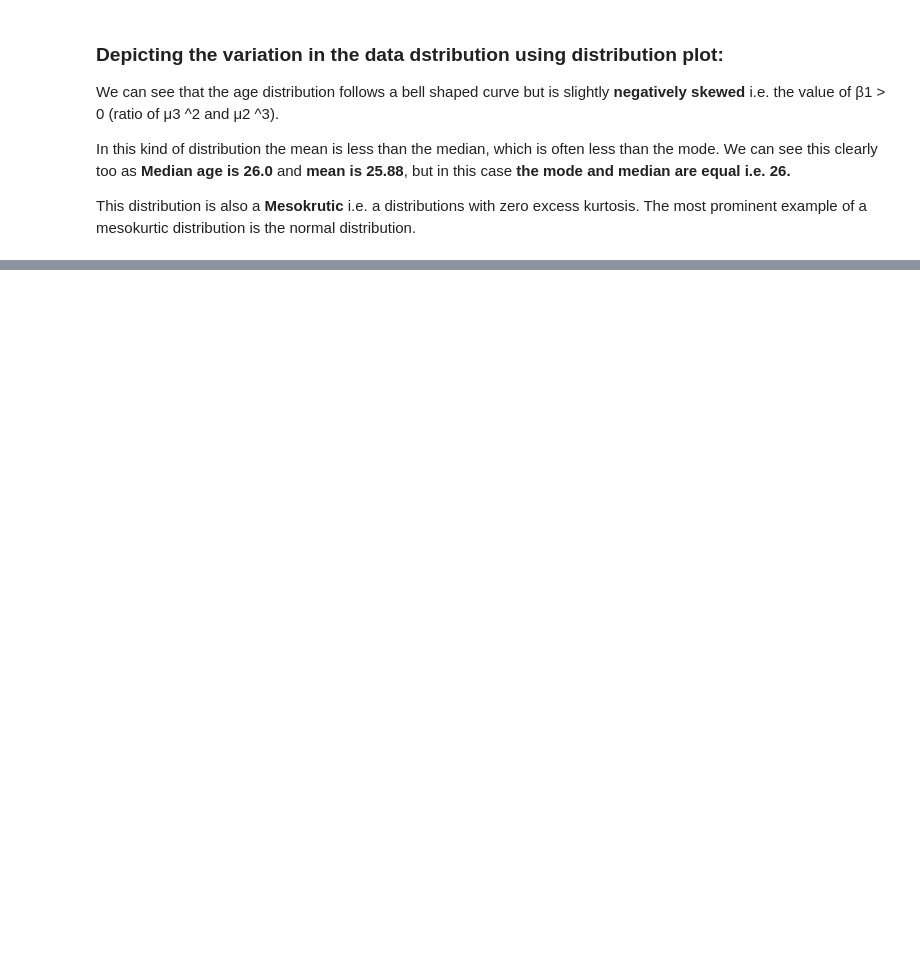
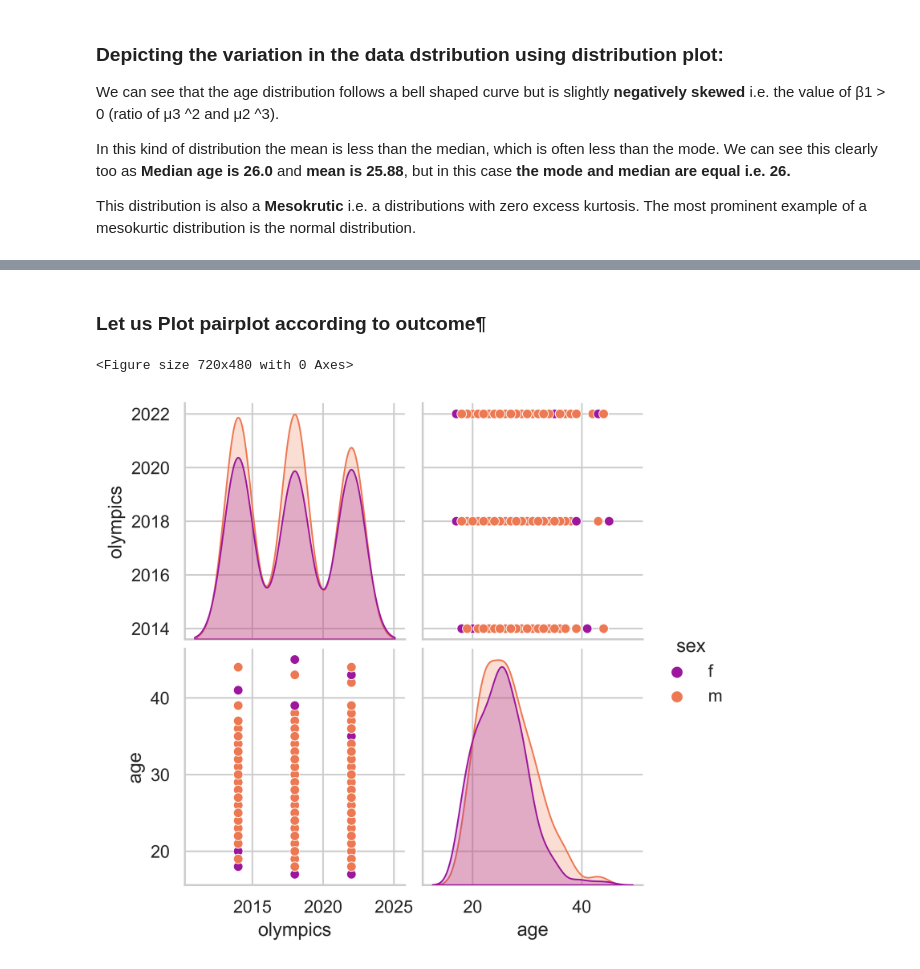
Before and after one commit to harshjoshi23/analysis, a Jupyter notebook: Analysis Report.ipynb, the cells around one changed output, grey strips where cells are left out. Cells and saved outputs as stored; diff of their text form; code cells hidden in the pictures; blank space fills up the shorter version.

```diff
--- a/Analysis Report.ipynb
+++ b/Analysis Report.ipynb
@@ -406,0 +427,9 @@ sns.boxplot(df["age"])
+# %% [markdown]
+### Let us Plot pairplot according to outcome¶
+# %%
+plt.figure(dpi=120)
+sns.pairplot(df, hue="sex", palette="plasma")
+plt.show()
+# %% [output]
+<Figure size 720x480 with 0 Axes>
+[figure, added]
```
Also changed, not shown: parts of 36 cells of this notebook.
